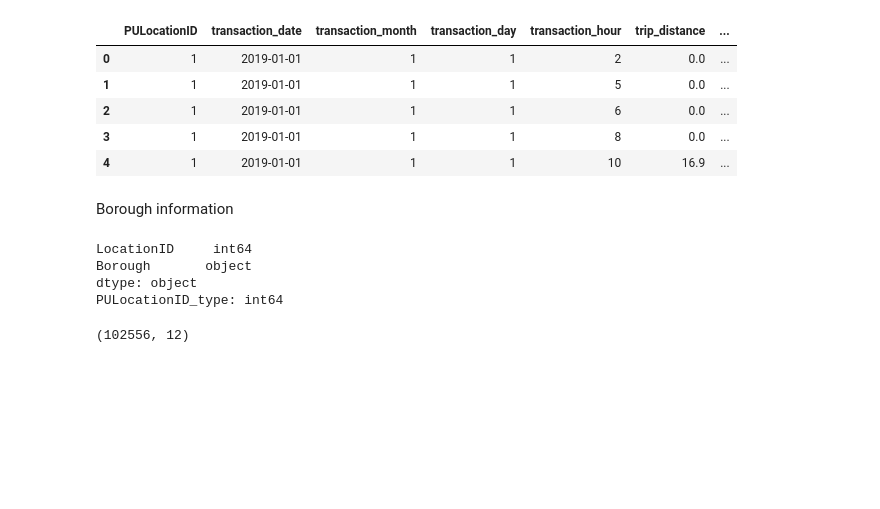
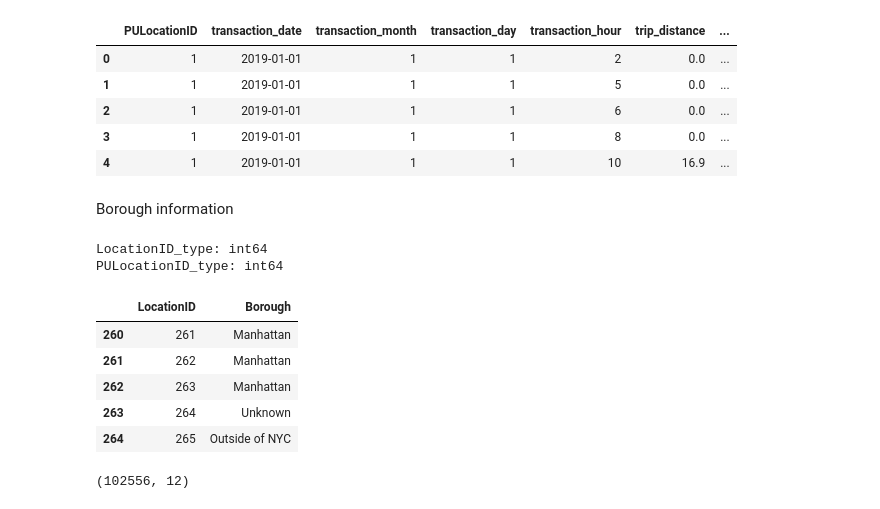
Before and after one commit to getpeped/Projects, a Jupyter notebook: yellow_taxi_trip_records/module3.ipynb, the cells around one changed output. Cells and saved outputs as stored; diff of their text form; code cells hidden in the pictures; blank space fills up the shorter version.

```diff
--- a/yellow_taxi_trip_records/module3.ipynb
+++ b/yellow_taxi_trip_records/module3.ipynb
@@ -106,15 +107,22 @@ Borough information
 # %%
 zone_lookup = pd.read_csv('data/taxi_zone_lookup.csv')
 zone_lookup = zone_lookup[['LocationID', 'Borough']]
 # zone_lookup['LocationID'] = zone_lookup['LocationID'].astype(str)
 
-print(f'{zone_lookup.dtypes}')
+print(f"LocationID_type: {zone_lookup['LocationID'].dtype}")
 print(f"PULocationID_type: {data_with_new_features['PULocationID'].dtype}")
+
+zone_lookup.loc[264, 'Borough'] = 'Outside of NYC'
+zone_lookup.tail()
 # %% [output]
-LocationID     int64
-Borough       object
-dtype: object
+LocationID_type: int64
 PULocationID_type: int64
+|  | LocationID | Borough |
+| 260 | 261 | Manhattan |
+| 261 | 262 | Manhattan |
+| 262 | 263 | Manhattan |
+| 263 | 264 | Unknown |
+| 264 | 265 | Outside of NYC |
 # %%
 data_with_new_features = data_with_new_features.merge(zone_lookup, left_on='PULocationID', right_on='LocationID', how='left')
 data_with_new_features = data_with_new_features.drop(labels='LocationID', axis=1)
```
Also changed, not shown: parts of 17 cells of this notebook.
